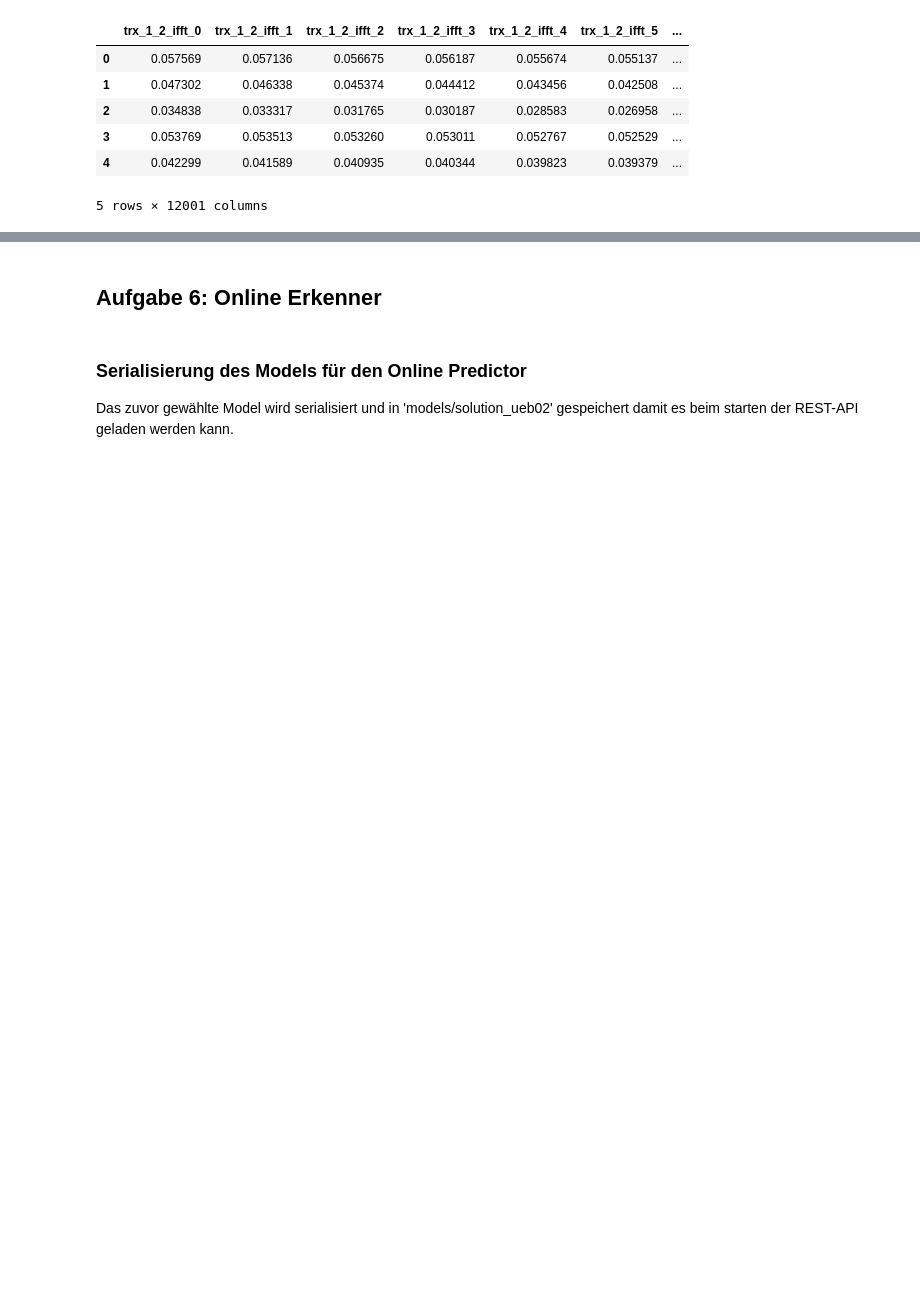
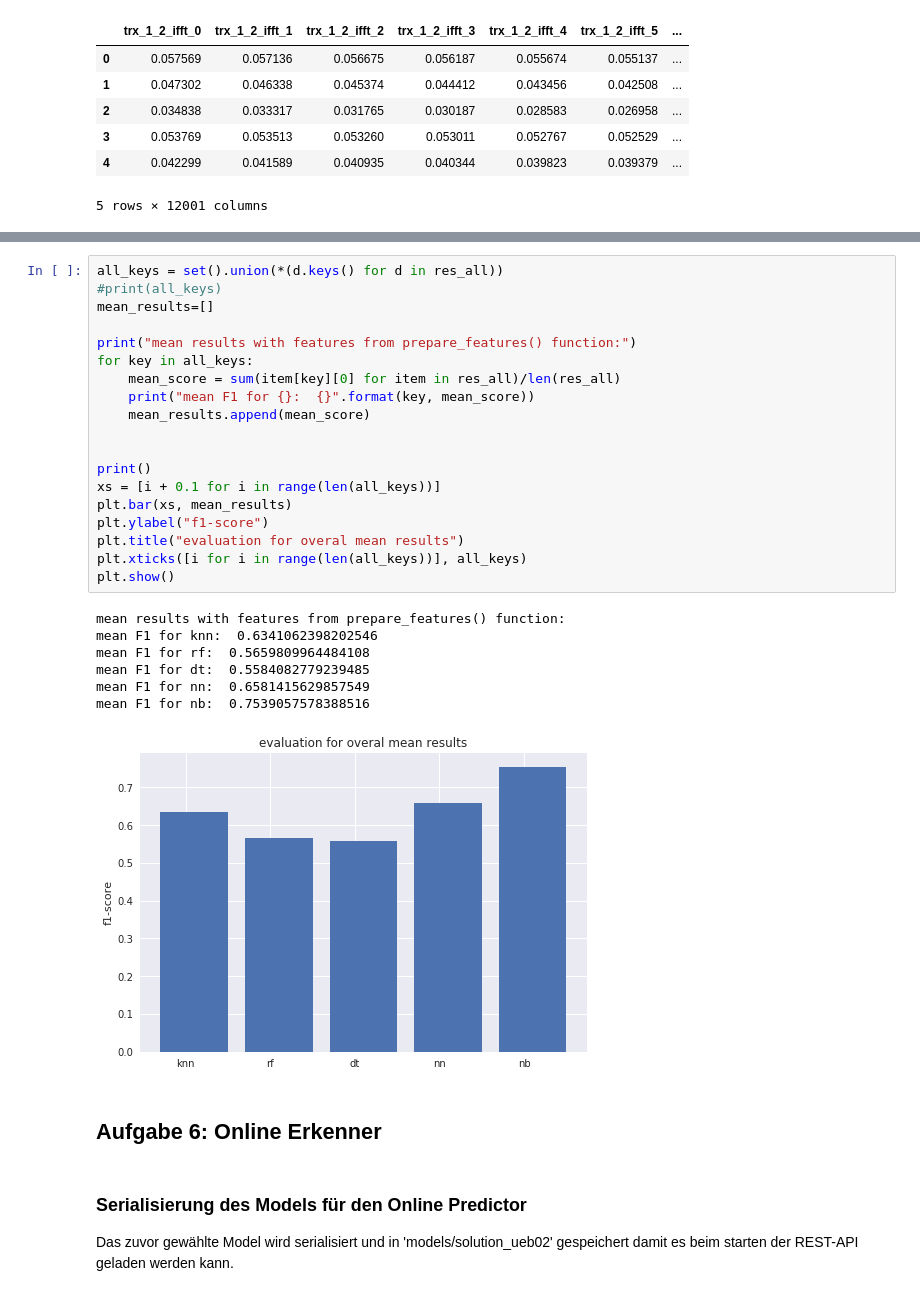
Before and after one commit to hhain/sdap17, a Jupyter notebook: notebooks/solution_ueb02/mustererkennung_in_funkmessdaten.ipynb, the cells around one changed output, grey strips where cells are left out. Saved outputs shown, nothing was run; the diff lists cells and outputs as text; blank space fills up the shorter version.

```diff
--- a/notebooks/solution_ueb02/mustererkennung_in_funkmessdaten.ipynb
+++ b/notebooks/solution_ueb02/mustererkennung_in_funkmessdaten.ipynb
@@ -601,3 +609,30 @@ knn best pair: 3_4 (0.55687319183243777, 0.088555356653199496)
+# %%
+all_keys = set().union(*(d.keys() for d in res_all))
+#print(all_keys)
+mean_results=[]
+
+print("mean results with features from prepare_features() function:")
+for key in all_keys:
+    mean_score = sum(item[key][0] for item in res_all)/len(res_all)
+    print("mean F1 for {}:  {}".format(key, mean_score))
+    mean_results.append(mean_score)
+
+
+print()
+xs = [i + 0.1 for i in range(len(all_keys))]
+plt.bar(xs, mean_results)
+plt.ylabel("f1-score")
+plt.title("evaluation for overal mean results")
+plt.xticks([i for i in range(len(all_keys))], all_keys)
+plt.show()
+# %% [output]
+mean results with features from prepare_features() function:
+mean F1 for knn:  0.6341062398202546
+mean F1 for rf:  0.5659809964484108
+mean F1 for dt:  0.5584082779239485
+mean F1 for nn:  0.6581415629857549
+mean F1 for nb:  0.7539057578388516
+[figure, added]
 # %% [markdown]
 ## Aufgabe 6: Online Erkenner
 # %% [markdown]
```
Also changed, not shown: parts of 12 cells of this notebook, 1 other file.
